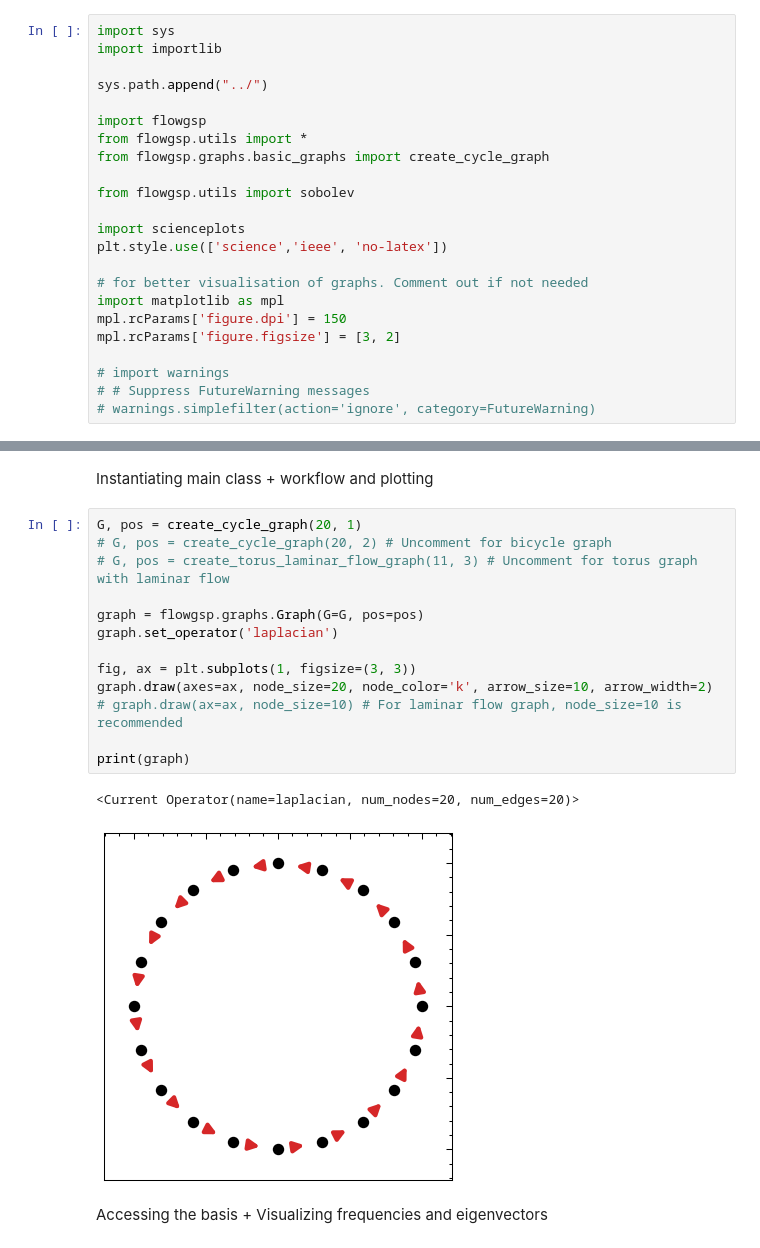
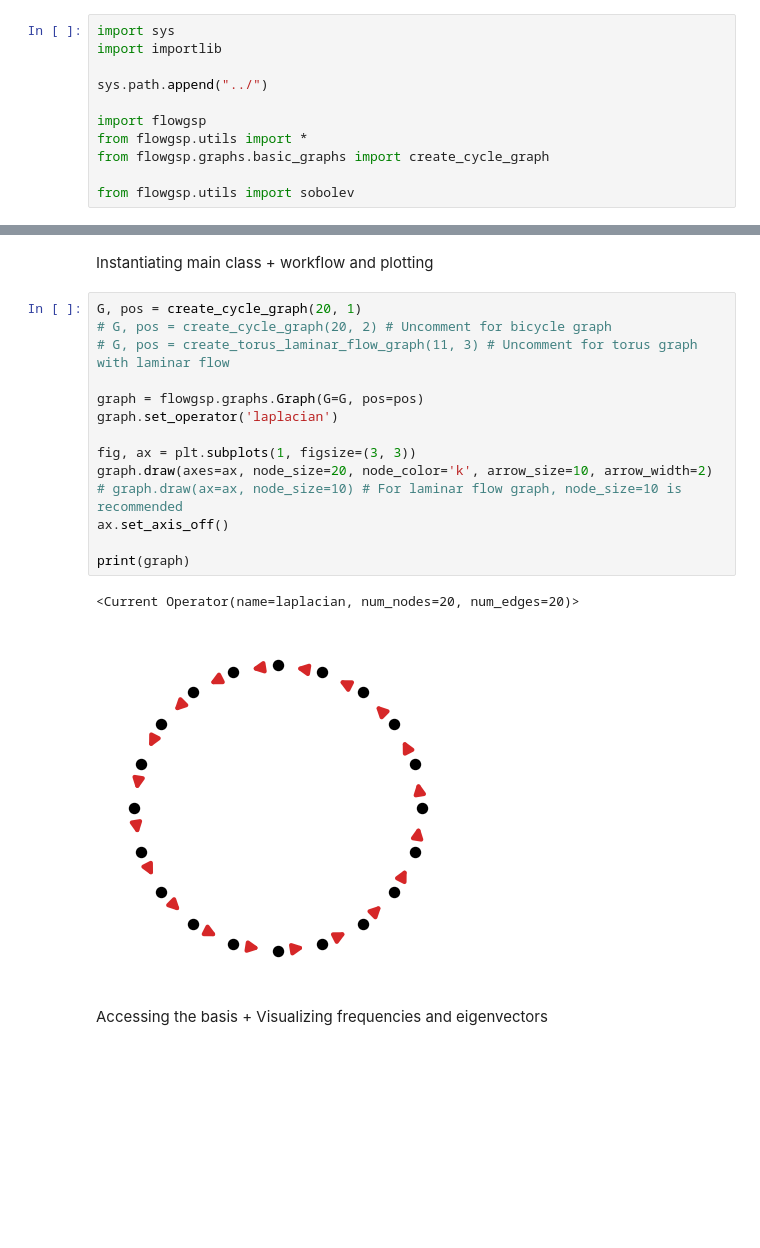
Before and after one commit to miki998/FlowGSP, a Jupyter notebook: tutorials/basics.ipynb, the cells around one changed output, grey strips where cells are left out. Drawn from its saved outputs; the diff is of its cells as text; blank space fills up the shorter version.

```diff
--- a/tutorials/basics.ipynb
+++ b/tutorials/basics.ipynb
@@ -11,18 +11,6 @@ from flowgsp.utils import *
 from flowgsp.graphs.basic_graphs import create_cycle_graph
 
 from flowgsp.utils import sobolev
-
-import scienceplots
-plt.style.use(['science','ieee', 'no-latex'])
-
-# for better visualisation of graphs. Comment out if not needed
-import matplotlib as mpl
-mpl.rcParams['figure.dpi'] = 150
-mpl.rcParams['figure.figsize'] = [3, 2]
-
-# import warnings
-# # Suppress FutureWarning messages
-# warnings.simplefilter(action='ignore', category=FutureWarning)
 # %% [markdown]
 ## Description
 
@@ -34,19 +22,20 @@ Instantiating main class + workflow and plotting
 # %%
 G, pos = create_cycle_graph(20, 1)
 # G, pos = create_cycle_graph(20, 2) # Uncomment for bicycle graph
 # G, pos = create_torus_laminar_flow_graph(11, 3) # Uncomment for torus graph with laminar flow
 
 graph = flowgsp.graphs.Graph(G=G, pos=pos)
 graph.set_operator('laplacian')
 
 fig, ax = plt.subplots(1, figsize=(3, 3))
 graph.draw(axes=ax, node_size=20, node_color='k', arrow_size=10, arrow_width=2)
 # graph.draw(ax=ax, node_size=10) # For laminar flow graph, node_size=10 is recommended
+ax.set_axis_off()
 
 print(graph)
 # %% [output]
 <Current Operator(name=laplacian, num_nodes=20, num_edges=20)>
-[figure, old version]
+[figure, new version]
 # %% [markdown]
 Accessing the basis + Visualizing frequencies and eigenvectors
 # %%
```
Also changed, not shown: 58 other files.
